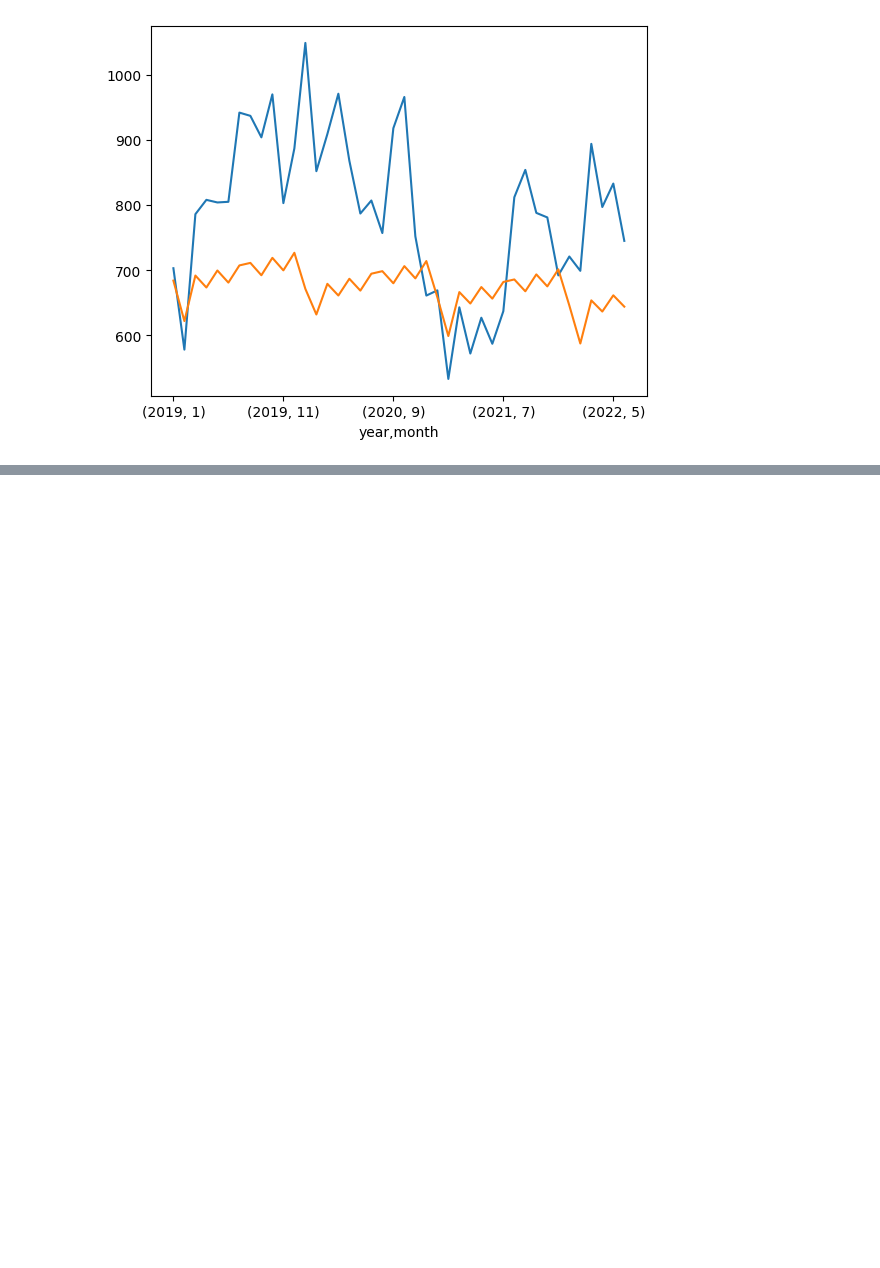
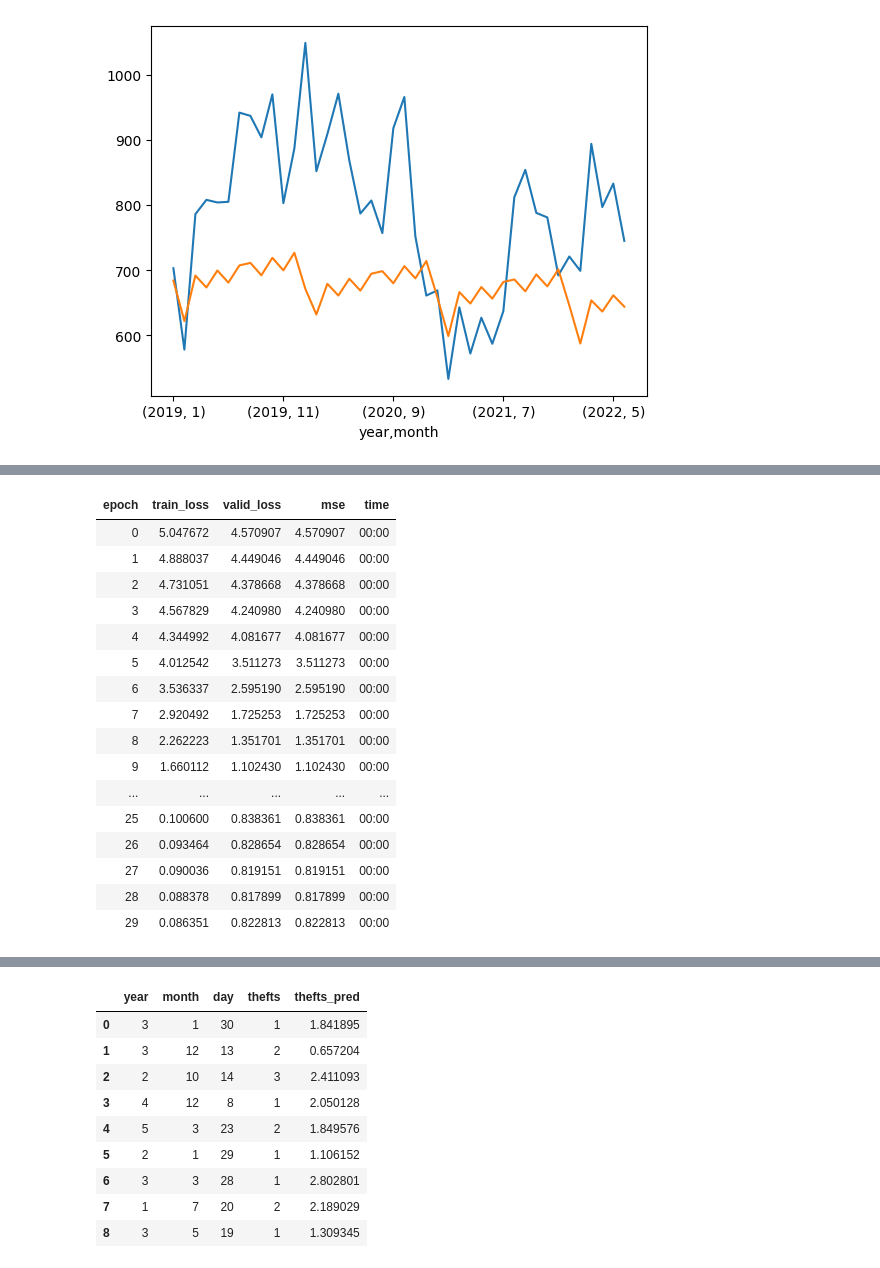
Before and after one commit to pika11/uoft-ml-group4-final-project, a Jupyter notebook: ale_auto_theft.ipynb, the cells around one changed output, grey strips where cells are left out. Saved outputs shown, nothing was run; the diff lists cells and outputs as text; code cells hidden in the pictures; blank space fills up the shorter version.

```diff
--- a/ale_auto_theft.ipynb
+++ b/ale_auto_theft.ipynb
@@ -184,0 +256,22 @@ df_dl_2 = df.copy()
+# %%
+# Train the model
+learn.fit_one_cycle(30)
+learn.show_results()
+# %% [output]
+| epoch | train_loss | valid_loss | mse | time |
+| 0 | 5.047672 | 4.570907 | 4.570907 | 00:00 |
+| 1 | 4.888037 | 4.449046 | 4.449046 | 00:00 |
+| 2 | 4.731051 | 4.378668 | 4.378668 | 00:00 |
+| 3 | 4.567829 | 4.240980 | 4.240980 | 00:00 |
+| 4 | 4.344992 | 4.081677 | 4.081677 | 00:00 |
+| 5 | 4.012542 | 3.511273 | 3.511273 | 00:00 |
+| 6 | 3.536337 | 2.595190 | 2.595190 | 00:00 |
+| 7 | 2.920492 | 1.725253 | 1.725253 | 00:00 |
+| 8 | 2.262223 | 1.351701 | 1.351701 | 00:00 |
+| 9 | 1.660112 | 1.102430 | 1.102430 | 00:00 |
+| ... | ... | ... | ... | ... |
+| 25 | 0.100600 | 0.838361 | 0.838361 | 00:00 |
+| 26 | 0.093464 | 0.828654 | 0.828654 | 00:00 |
+| 27 | 0.090036 | 0.819151 | 0.819151 | 00:00 |
+| 28 | 0.088378 | 0.817899 | 0.817899 | 00:00 |
+| 29 | 0.086351 | 0.822813 | 0.822813 | 00:00 |
@@ -184,0 +279,10 @@ df_dl_2 = df.copy()
+|  | year | month | day | thefts | thefts_pred |
+| 0 | 3 | 1 | 30 | 1 | 1.841895 |
+| 1 | 3 | 12 | 13 | 2 | 0.657204 |
+| 2 | 2 | 10 | 14 | 3 | 2.411093 |
+| 3 | 4 | 12 | 8 | 1 | 2.050128 |
+| 4 | 5 | 3 | 23 | 2 | 1.849576 |
+| 5 | 2 | 1 | 29 | 1 | 1.106152 |
+| 6 | 3 | 3 | 28 | 1 | 2.802801 |
+| 7 | 1 | 7 | 20 | 2 | 2.189029 |
+| 8 | 3 | 5 | 19 | 1 | 1.309345 |
```
Also changed, not shown: parts of 13 cells of this notebook.
